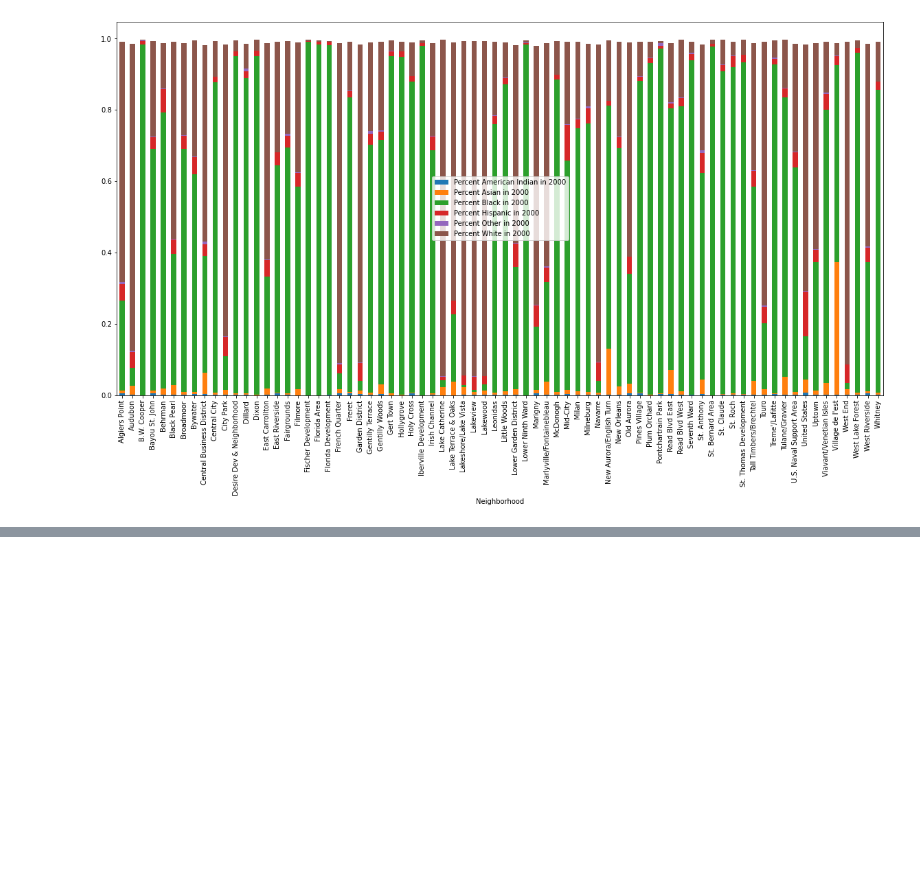
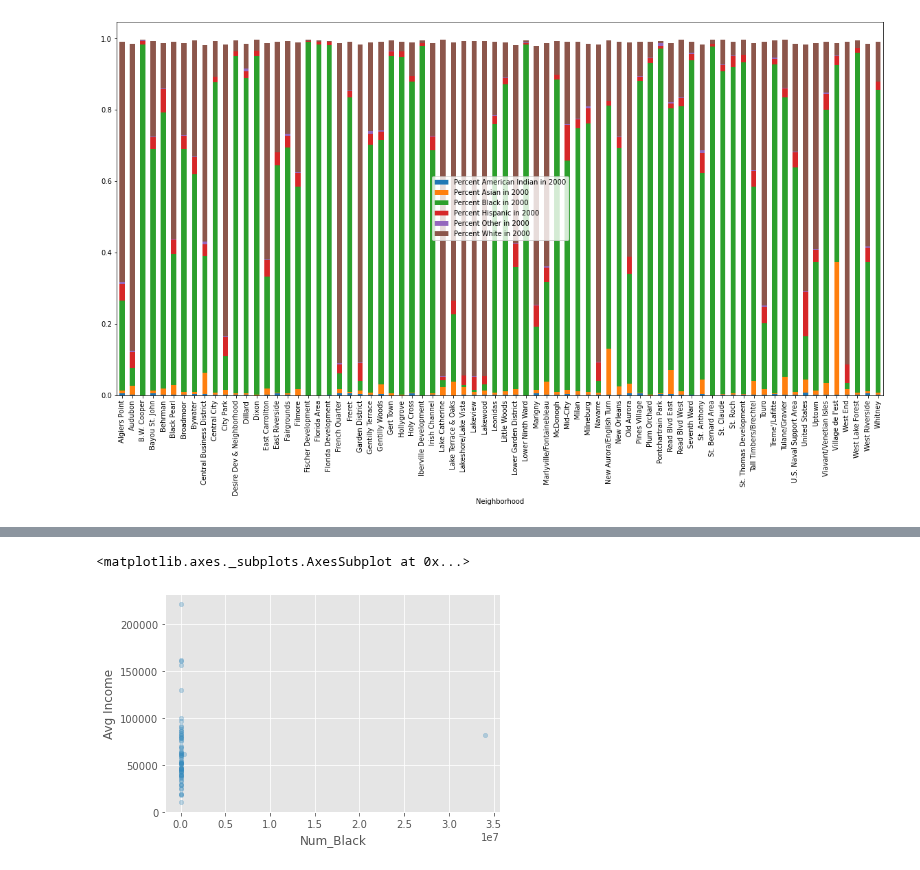
Before and after one commit to leosimanonok/DataScienceFinalTutorial, a Jupyter notebook: Leah.ipynb, the cells around one changed output, grey strips where cells are left out. Saved outputs shown, nothing was run; the diff lists cells and outputs as text; code cells hidden in the pictures; blank space fills up the shorter version.

```diff
--- a/Leah.ipynb
+++ b/Leah.ipynb
@@ -5,6 +5,17 @@ import numpy as np
 %matplotlib inline
 # %%
 xls = pd.ExcelFile("./Data/Neighborhood profiles data tables.xlsx")
+
+population = pd.read_excel(xls, "Table 1", skiprows = 11)
+population.drop(columns = ["Unnamed: 4","MOE", "MOE.1", "Unnamed: 8","MOE.2", "MOE.1",
+                           "2000.1", "2000.2", "2014-2018.1", "2014-2018.2"], inplace=True)
+population.rename(columns = {
+    "Unnamed: 0" : "Neighborhood",
+    2000 : "Population in 2000",
+    "2014-2018" : "Population in  2014-2018"
+    }, inplace = True)
+population.dropna(inplace=True)
+
 race_df = pd.read_excel(xls, "Table 4", skiprows = 11)
 race_df.drop(columns = ["Unnamed: 4", "Unnamed: 8", "Unnamed: 12", "Unnamed: 16", "Unnamed: 20",
                         "Unnamed: 24", "MOE", "MOE.1", "MOE.2", "MOE.3", "MOE.4", "MOE.5", "MOE.6",
@@ -270,0 +319,13 @@ race_2014.plot.bar(stacked=True, figsize=(20,10))
+# %%
+black_vs_avg_income = pd.DataFrame()
+
+black_vs_avg_income['Avg Income'] = race_income['Avg Household Income in 2000']
+black_vs_avg_income['Num_Black'] = round(race_df['Percent Black in 2000'] * population['Population in 2000'])
+
+
+
+
+black_vs_avg_income.plot.scatter(y='Avg Income', x='Num_Black', alpha=.3)
+# %% [output]
+<matplotlib.axes._subplots.AxesSubplot at 0x...>
+[figure, added]
```
Also changed, not shown: parts of 9 cells of this notebook.
